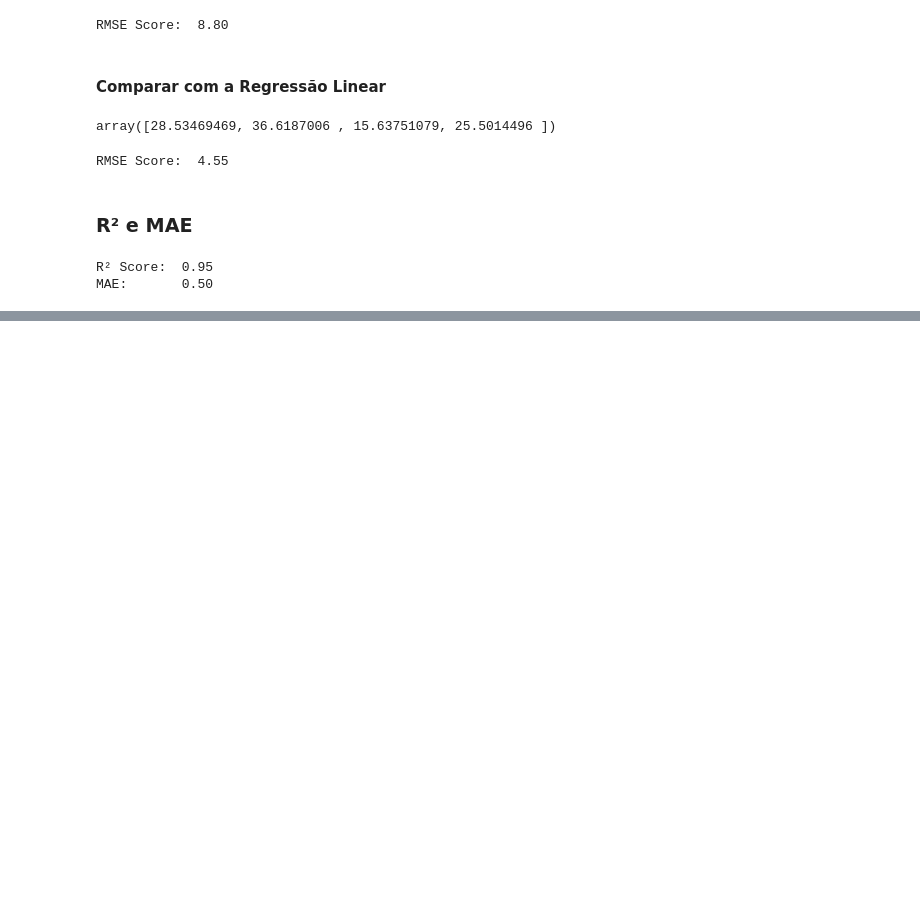
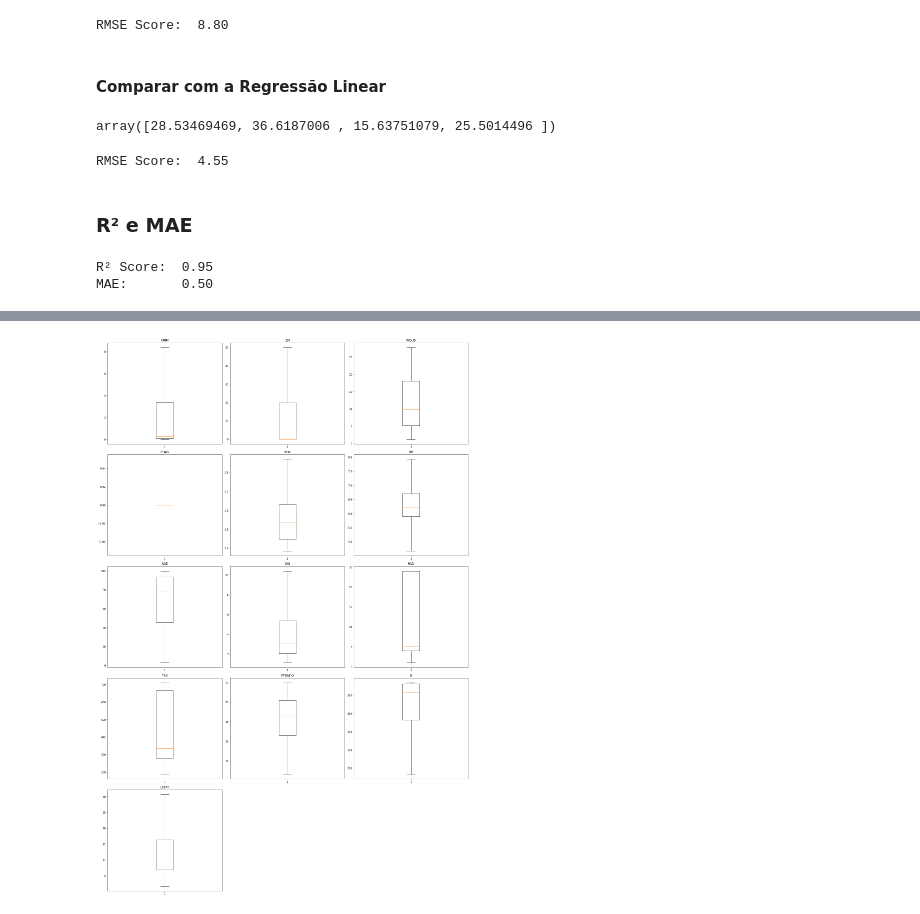
Before and after one commit to bruna-calistrate/Regression-SupervisedModels-Course, a Jupyter notebook: SupervisedModels.ipynb, the cells around one changed output, grey strips where cells are left out. Saved outputs shown, nothing was run; the diff lists cells and outputs as text; code cells hidden in the pictures; blank space fills up the shorter version.

Commit message:
Outliers

```diff
--- a/SupervisedModels.ipynb
+++ b/SupervisedModels.ipynb
@@ -510,0 +587,5 @@ MAE:       0.50
+# %%
+replace_outliers(x_Train, x_Train.columns)
+draw_boxplots(x_Train, x_Train.columns)
+# %% [output]
+[figure, added]
```
Also changed, not shown: parts of 11 cells of this notebook.
